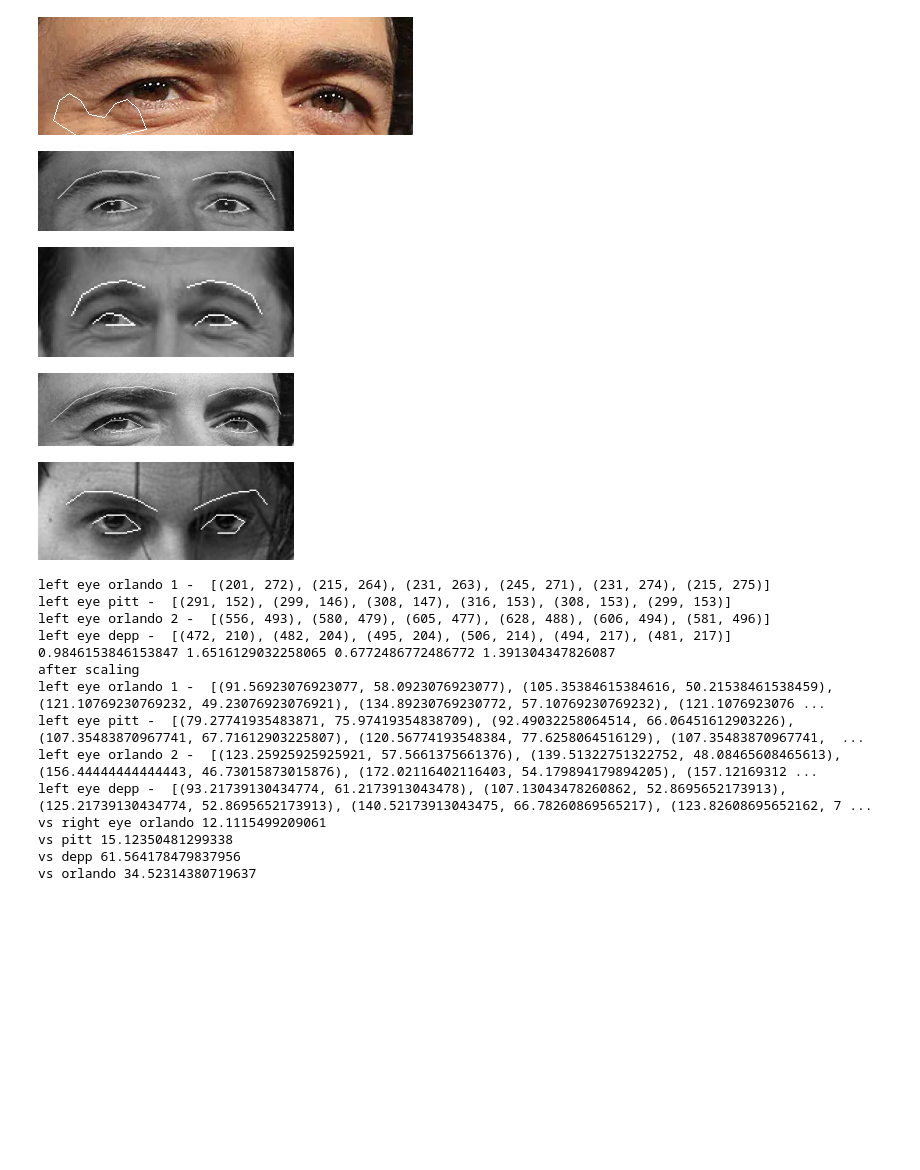
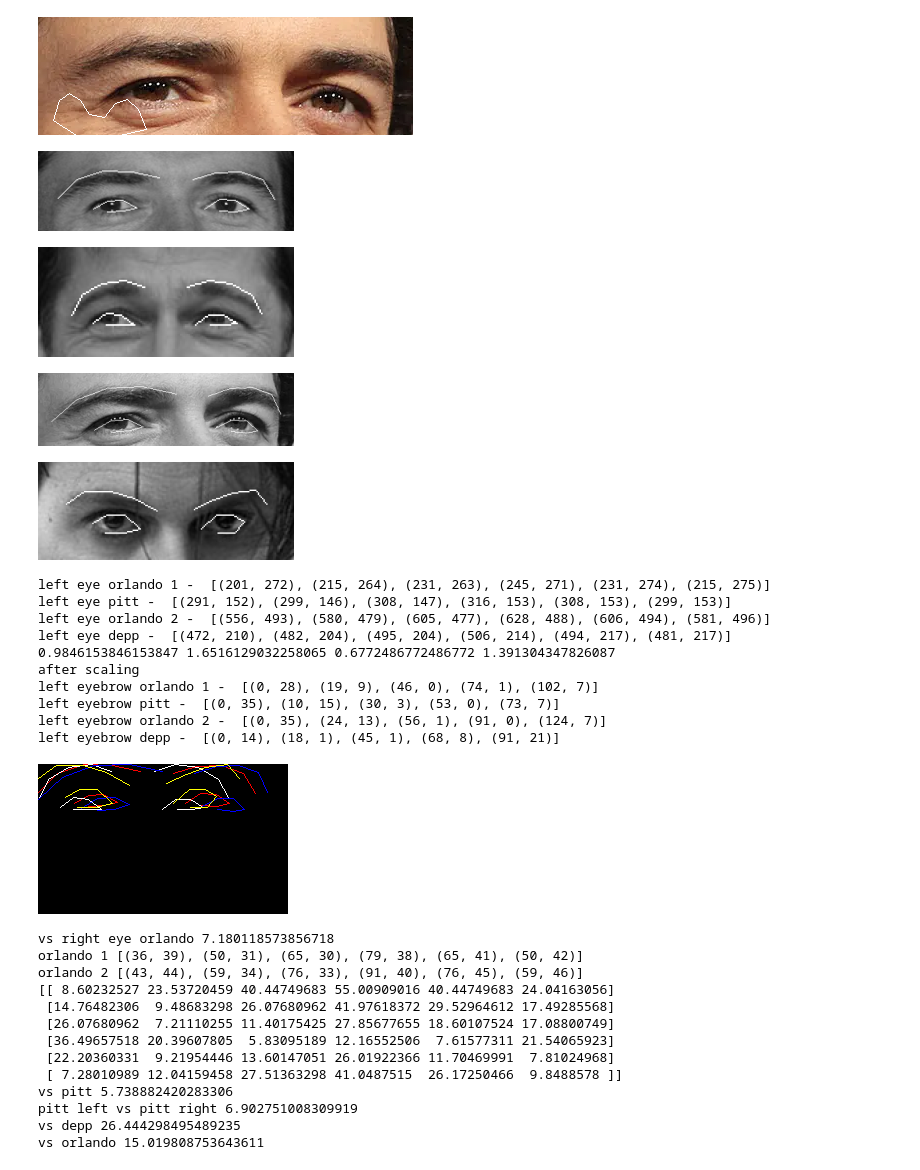
Before and after one commit to jowczar/Politechnika-Lodzka-Przetwarzanie-sygnalow-i-obrazow, a Jupyter notebook: main.ipynb, the cells around one changed output. Drawn from its saved outputs; the diff is of its cells as text; code cells hidden in the pictures; blank space fills up the shorter version.

Commit message:
Fix shifting origin

```diff
--- a/main.ipynb
+++ b/main.ipynb
@@ -642,7 +642,8 @@ def get_resize_scale(pre_process, post_process):
     return post_width / pre_width
 
 def scale_landmarks(face_landmarks, scale):
-    return { feature: [ tuple([scale*coord for coord in point]) for point in points_list] for feature, points_list in face_landmarks.items() }
+    # here I added round for better debug, it may affect results
+    return { feature: [ tuple([round(scale*coord) for coord in point]) for point in points_list] for feature, points_list in face_landmarks.items() }
 
 def shift_origin_of_mask(face_landmarks, scale):
     min_x = face_landmarks['left_eye'][0][0]
@@ -650,6 +651,9 @@ def shift_origin_of_mask(face_landmarks, scale):
     max_y = face_landmarks['left_eye'][0][1]
     min_y = face_landmarks['left_eye'][0][1]
     for feature, points_list in face_landmarks.items():
+        if feature not in features_to_mark:
+            continue
+
         for point in points_list:
             if point[0] < min_x:
                 min_x = point[0]
@@ -658,12 +662,9 @@ def shift_origin_of_mask(face_landmarks, scale):
             if point[1] < min_y:
                 min_y = point[1]
             if point[1] > max_y:
-                max_x = point[1]
+                max_y = point[1]
 
-    # not sure why scale/3 works for pitt
-    # but do I really need to transform to new origin?
-    # I don't think so, we need euclidean distance only, so I'm going to leave it this way
-    return { feature: [ (point[0]-min_x+(padding*scale), point[1]-min_y+padding*scale) for point in points_list] for feature, points_list in face_landmarks.items() }
+    return { feature: [ (point[0]-min_x, point[1]-min_y) for point in points_list] for feature, points_list in face_landmarks.items() }
 
 # preprocessing image - turn to grayscale & rotate so eyes are in straight line
 
@@ -749,54 +750,82 @@ rescaled_face_landmarks_depp = shift_origin_of_mask(scale_landmarks(face_landmar
 
 
 print('after scaling')
-print('left eye orlando 1 - ', rescaled_face_landmarks_orlando_1['left_eye'])
-print('left eye pitt - ', rescaled_face_landmarks_pitt['left_eye'])
-print('left eye orlando 2 - ', rescaled_face_landmarks_orlando_2['left_eye'])
-print('left eye depp - ', rescaled_face_landmarks_depp['left_eye'])
+print('left eyebrow orlando 1 - ', rescaled_face_landmarks_orlando_1['left_eyebrow'])
+print('left eyebrow pitt - ', rescaled_face_landmarks_pitt['left_eyebrow'])
+print('left eyebrow orlando 2 - ', rescaled_face_landmarks_orlando_2['left_eyebrow'])
+print('left eyebrow depp - ', rescaled_face_landmarks_depp['left_eyebrow'])
 
-# black_board = Image.new('RGB', (250, 150), 'black')
+black_board = Image.new('RGB', (250, 150), 'black')
 # drawing = draw_landmarks(face_landmarks_orlando_1, np.array(black_board))
-# drawing = draw_landmarks(rescaled_face_landmarks_orlando_1, np.array(drawing), 'red')
-# display(drawing)
+drawing = draw_landmarks(rescaled_face_landmarks_orlando_1, np.array(drawing), 'red')
+drawing = draw_landmarks(rescaled_face_landmarks_pitt, np.array(drawing), 'white')
+drawing = draw_landmarks(rescaled_face_landmarks_orlando_2, np.array(drawing), 'blue')
+drawing = draw_landmarks(rescaled_face_landmarks_depp, np.array(drawing), 'yellow')
+display(drawing)
 
 # drawing_pitt = draw_important_landmarks(rescaled_face_landmarks_pitt, np.array(resized_eyes_pitt))
 # display(drawing_pitt)
 
 # comparing feature vectors using euclidean distance
 
 orlando_distances = distance.cdist(rescaled_face_landmarks_orlando_1['left_eye'], rescaled_face_landmarks_orlando_1['left_eye'], 'euclidean')
 orlando_right_distances = distance.cdist(rescaled_face_landmarks_orlando_1['right_eye'], rescaled_face_landmarks_orlando_1['right_eye'], 'euclidean')
 
 orlando2_distances = distance.cdist(rescaled_face_landmarks_orlando_2['left_eye'], rescaled_face_landmarks_orlando_2['left_eye'], 'euclidean')
 depp_distances = distance.cdist(rescaled_face_landmarks_depp['left_eye'], rescaled_face_landmarks_depp['left_eye'], 'euclidean')
 pitt_distances = distance.cdist(rescaled_face_landmarks_pitt['left_eye'], rescaled_face_landmarks_pitt['left_eye'], 'euclidean')
+pitt_2_distances = distance.cdist(rescaled_face_landmarks_pitt['right_eye'], rescaled_face_landmarks_pitt['right_eye'], 'euclidean')
+
 # print(sum(orlando_distances - orlando2_distances))
 # print(sum(orlando_distances - depp_distances))
 # print(orlando2_distances) # these are element against element, we only need upper triangle as it is its clone then
 # print(depp_distances)
 
-print('vs right eye orlando', sum(np.linalg.norm(orlando_distances - orlando_right_distances, axis=1))) # shall we sum it?
+print('vs right eye orlando', (np.linalg.norm(orlando_distances - orlando_right_distances))) # shall we sum it?
+# no, these are exact same point - point comparision probably
 
-print('vs pitt', sum(np.linalg.norm(orlando_distances - pitt_distances, axis=1)))
-print('vs depp', sum(np.linalg.norm(orlando_distances - depp_distances, axis=1)))
-print('vs orlando', sum(np.linalg.norm(orlando_distances - orlando2_distances, axis=1)))
+# let's check how AI probably chooses those distances
+# and how dlib then compares (why it gets only 1 value instead of several -> it probably reduces points ealier)
+
+# just distance between left eyes?
+# distance between left eye outmost and eye right outmost
+# eyebrow shape
+print('orlando 1', rescaled_face_landmarks_orlando_1['left_eye'])
+print('orlando 2', rescaled_face_landmarks_orlando_2['left_eye'])
+print(distance.cdist(rescaled_face_landmarks_orlando_1['left_eye'], rescaled_face_landmarks_orlando_2['left_eye'], 'euclidean'))
+
+print('vs pitt', (np.linalg.norm(orlando_distances - pitt_distances)))
+print('pitt left vs pitt right', (np.linalg.norm(pitt_distances - pitt_2_distances)))
+print('vs depp', (np.linalg.norm(orlando_distances - depp_distances)))
+print('vs orlando', (np.linalg.norm(orlando_distances - orlando2_distances)))
+# axis=1?
 #============================ koniec JO
 # %% [output]
 [figure]
 [figure]
 [figure]
 [figure]
 left eye orlando 1 -  [(201, 272), (215, 264), (231, 263), (245, 271), (231, 274), (215, 275)]
 left eye pitt -  [(291, 152), (299, 146), (308, 147), (316, 153), (308, 153), (299, 153)]
 left eye orlando 2 -  [(556, 493), (580, 479), (605, 477), (628, 488), (606, 494), (581, 496)]
 left eye depp -  [(472, 210), (482, 204), (495, 204), (506, 214), (494, 217), (481, 217)]
 0.9846153846153847 1.6516129032258065 0.6772486772486772 1.391304347826087
 after scaling
-left eye orlando 1 -  [(91.56923076923077, 58.0923076923077), (105.35384615384616, 50.21538461538459), (121.10769230769232, 49.23076923076921), (134.89230769230772, 57.10769230769232), (121.1076923076 ...
-left eye pitt -  [(79.27741935483871, 75.97419354838709), (92.49032258064514, 66.06451612903226), (107.35483870967741, 67.71612903225807), (120.56774193548384, 77.6258064516129), (107.35483870967741,  ...
-left eye orlando 2 -  [(123.25925925925921, 57.5661375661376), (139.51322751322752, 48.08465608465613), (156.44444444444443, 46.73015873015876), (172.02116402116403, 54.179894179894205), (157.12169312 ...
-left eye depp -  [(93.21739130434774, 61.2173913043478), (107.13043478260862, 52.8695652173913), (125.21739130434774, 52.8695652173913), (140.52173913043475, 66.78260869565217), (123.82608695652162, 7 ...
-vs right eye orlando 12.1115499209061
-vs pitt 15.12350481299338
-vs depp 61.564178479837956
-vs orlando 34.52314380719637
+left eyebrow orlando 1 -  [(0, 28), (19, 9), (46, 0), (74, 1), (102, 7)]
+left eyebrow pitt -  [(0, 35), (10, 15), (30, 3), (53, 0), (73, 7)]
+left eyebrow orlando 2 -  [(0, 35), (24, 13), (56, 1), (91, 0), (124, 7)]
+left eyebrow depp -  [(0, 14), (18, 1), (45, 1), (68, 8), (91, 21)]
+[figure, added]
+vs right eye orlando 7.180118573856718
+orlando 1 [(36, 39), (50, 31), (65, 30), (79, 38), (65, 41), (50, 42)]
+orlando 2 [(43, 44), (59, 34), (76, 33), (91, 40), (76, 45), (59, 46)]
+[[ 8.60232527 23.53720459 40.44749683 55.00909016 40.44749683 24.04163056]
+ [14.76482306  9.48683298 26.07680962 41.97618372 29.52964612 17.49285568]
+ [26.07680962  7.21110255 11.40175425 27.85677655 18.60107524 17.08800749]
+ [36.49657518 20.39607805  5.83095189 12.16552506  7.61577311 21.54065923]
+ [22.20360331  9.21954446 13.60147051 26.01922366 11.70469991  7.81024968]
+ [ 7.28010989 12.04159458 27.51363298 41.0487515  26.17250466  9.8488578 ]]
+vs pitt 5.738882420283306
+pitt left vs pitt right 6.902751008309919
+vs depp 26.444298495489235
+vs orlando 15.019808753643611
```
